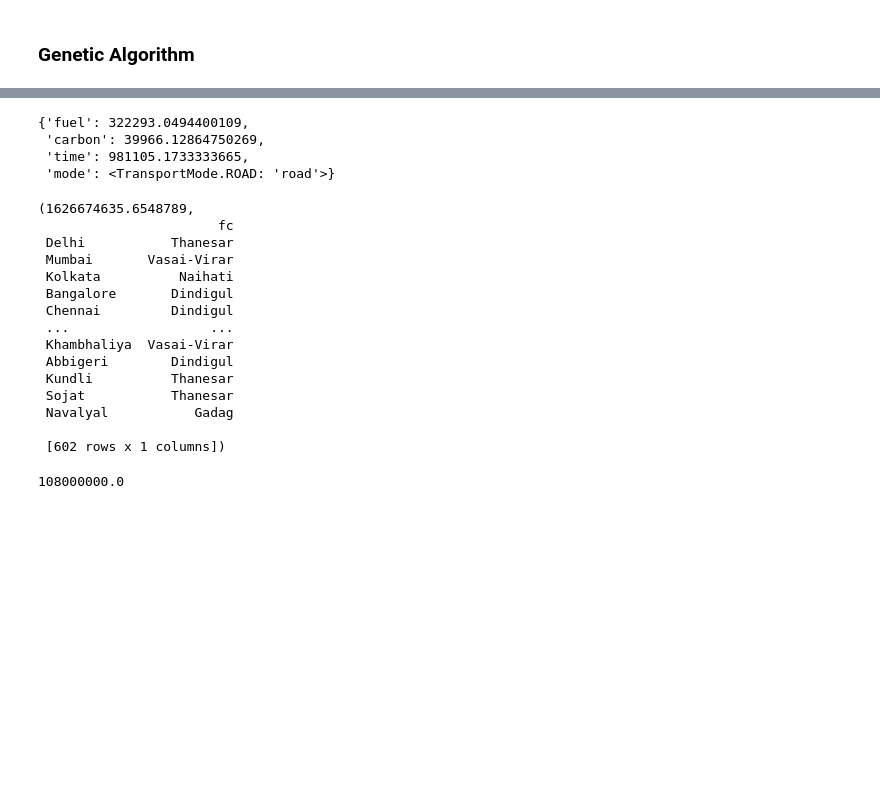
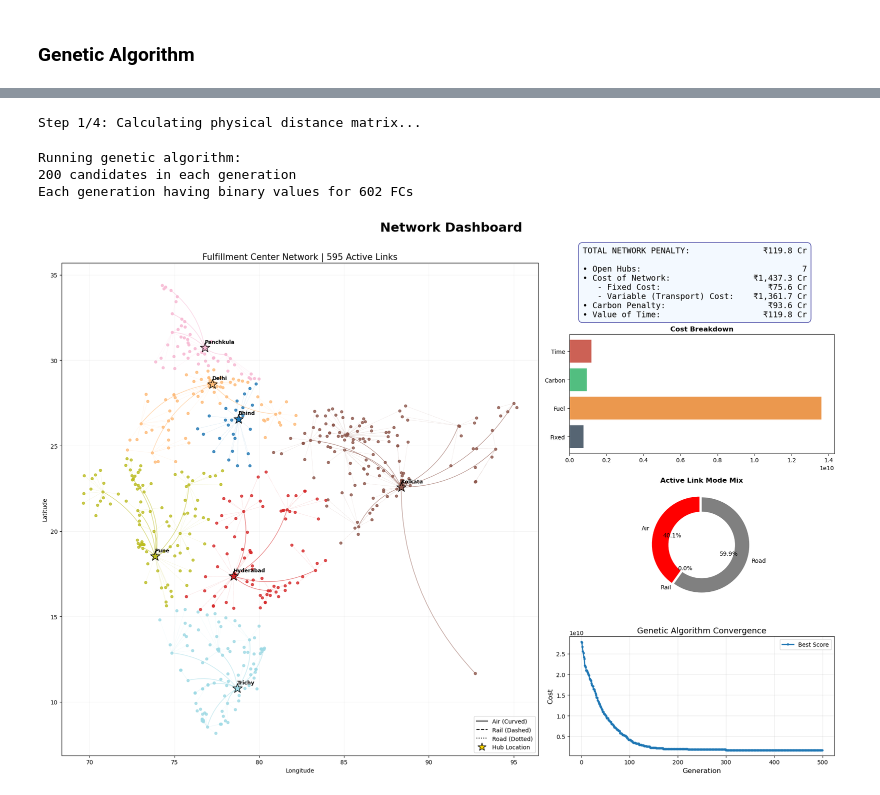
Before and after one commit to shashank2403/Heuristic-Network-Optimisation, a Jupyter notebook: main.ipynb, the cells around one changed output, grey strips where cells are left out. Drawn from its saved outputs; the diff is of its cells as text; code cells hidden in the pictures; blank space fills up the shorter version.

Commit message:
fixed unit cost calc + GA modification

```diff
--- a/main.ipynb
+++ b/main.ipynb
@@ -301,7 +328,7 @@ def analyse_network(df: pd.DataFrame,
     return floyd_warshall(transport_cost_matrix=direct_cost_matrix, cities=cities)
 # %%
 def assign_fcs(df: pd.DataFrame,
-               fc_df: np.ndarray,
+               fc_df: pd.DataFrame,
                transport_costs: pd.DataFrame,
                cost_components: pd.DataFrame) -> pd.DataFrame:
 
@@ -445,0 +489,16 @@ def plot_ga_convergence(min_scores, max_scores):
+# %%
+def get_path(start_city: str,
+             end_city:str,
+             cost_components: pd.DataFrame,
+             next_node: pd.DataFrame) -> np.ndarray:
+    path = []
+    curr = start_city
+    while not curr == end_city:
+        path.append({
+            'from': curr,
+            'to': next_node[curr][end_city],
+            'mode': cost_components[curr][next_node[curr][end_city]]['mode'],
+            'cost_components': cost_components[curr][next_node[curr][end_city]],
+        })
+        curr = next_node[curr][end_city]
+    return path
@@ -456,8 +695,8 @@ fc_data_path = "data/fc_candidates.csv"
 df = import_data(total_data_path)
 air_df = import_data(airway_data_path)
 rail_df = import_data(railway_data_path)
-fc_df = import_data(fc_data_path)
-fc_df = df['city']
+# fc_df = import_data(fc_data_path)
+fc_df = pd.DataFrame(df['city'])
 # df.info()
 # air_df.info()
 # rail_df.info()
@@ -482,10 +717,10 @@ Step 3/3: Running Floyd-Warshall algorithm...
 # %% [markdown]
 ### Genetic Algorithm
 # %%
-generation_size = 500
+generation_size = 200
 reproduction_rate = 0.01
-mutation_rate = 0.01
-solution_size = fc_df.size
-num_generations = 200
+mutation_rate_pop = 1.0
+mutation_rate_bit = 0.005
+num_generations = 500
 # %%
 ga = genetic_algorithm(generation_size = generation_size,
@@ -593,7 +732,0 @@ next_node['Kundli']['Suramala']
-# %%
-cost_components['Tirupati']['Abbigeri']
-# %% [output]
-{'fuel': 322293.0494400109,
- 'carbon': 39966.12864750269,
- 'time': 981105.1733333665,
- 'mode': <TransportMode.ROAD: 'road'>}
@@ -602,22 +732,0 @@ next_node['Delhi']['Tirupati']
-# %%
-calc_network_cost(df, fc_df, ans, transport_costs, cost_components)
-# %% [output]
-(1626674635.6548789,
-                       fc
- Delhi           Thanesar
- Mumbai       Vasai-Virar
- Kolkata          Naihati
- Bangalore       Dindigul
- Chennai         Dindigul
- ...                  ...
- Khambhaliya  Vasai-Virar
- Abbigeri        Dindigul
- Kundli          Thanesar
- Sojat           Thanesar
- Navalyal           Gadag
-
- [602 rows x 1 columns])
-# %%
-WAREHOUSE_COST
-# %% [output]
-108000000.0
@@ -623,0 +735,21 @@ WAREHOUSE_COST
+# %%
+weights = {
+    "fuel": 0,
+    "carbon": 0,
+    "time": 1,
+}
+transport_costs, cost_components, next_node = analyse_network(df, air_df, rail_df, weights)
+ga = genetic_algorithm(generation_size = generation_size,
+                       reproduction_rate = reproduction_rate,
+                       mutation_rate_pop = mutation_rate_pop,
+                       mutation_rate_bit = mutation_rate_bit,
+                       num_generations = num_generations,
+                       df = df,
+                       fc_df = fc_df)
+show_dashboard(df, ga, transport_costs, cost_components, next_node, fc_df, weights)
+# %% [output]
+Step 1/4: Calculating physical distance matrix...
+Running genetic algorithm:
+200 candidates in each generation
+Each generation having binary values for 602 FCs
+[figure, added]
```
Also changed, not shown: parts of 29 cells of this notebook, 1 other file.
